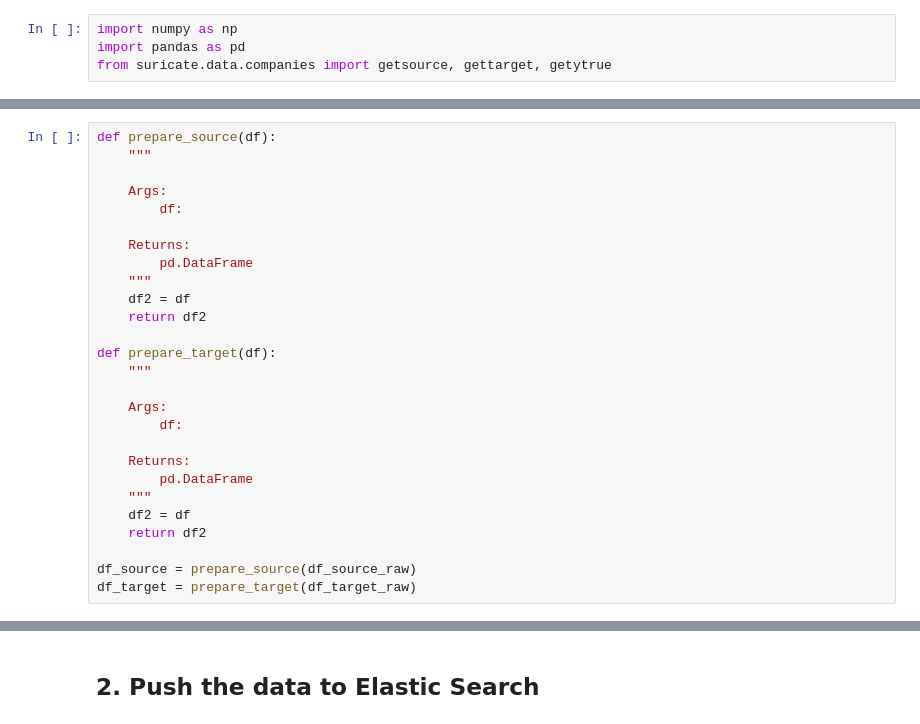
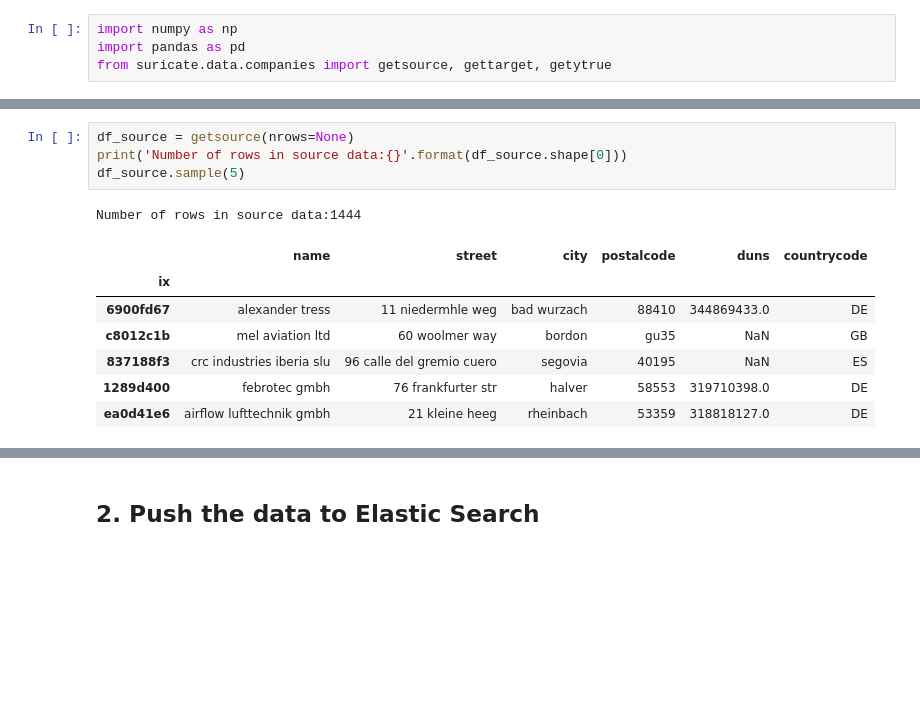
Before and after one commit to ogierpaul/suricate, a Jupyter notebook: tutorial/5-With ElasticSearch.ipynb, the cells around one changed output, grey strips where cells are left out. Cells and saved outputs as stored; diff of their text form; blank space fills up the shorter version.

```diff
--- a/tutorial/5-With ElasticSearch.ipynb
+++ b/tutorial/5-With ElasticSearch.ipynb
@@ -23,27 +15,13 @@ print(df_target_raw.shape[0])
-# %%
-def prepare_source(df):
-    """
-
-    Args:
-        df:
-
-    Returns:
-        pd.DataFrame
-    """
-    df2 = df
-    return df2
-
-def prepare_target(df):
-    """
-
-    Args:
-        df:
-
-    Returns:
-        pd.DataFrame
-    """
-    df2 = df
-    return df2
-
-df_source = prepare_source(df_source_raw)
-df_target = prepare_target(df_target_raw)
+# %%
+df_source = getsource(nrows=None)
+print('Number of rows in source data:{}'.format(df_source.shape[0]))
+df_source.sample(5)
+# %% [output]
+Number of rows in source data:1444
+|  | name | street | city | postalcode | duns | countrycode |
+| ix |  |  |  |  |  |  |
+| 6900fd67 | alexander tress | 11 niedermhle weg | bad wurzach | 88410 | 344869433.0 | DE |
+| c8012c1b | mel aviation ltd | 60 woolmer way | bordon | gu35 | NaN | GB |
+| 837188f3 | crc industries iberia slu | 96 calle del gremio cuero | segovia | 40195 | NaN | ES |
+| 1289d400 | febrotec gmbh | 76 frankfurter str | halver | 58553 | 319710398.0 | DE |
+| ea0d41e6 | airflow lufttechnik gmbh | 21 kleine heeg | rheinbach | 53359 | 318818127.0 | DE |
```
Also changed, not shown: parts of 14 cells of this notebook.
